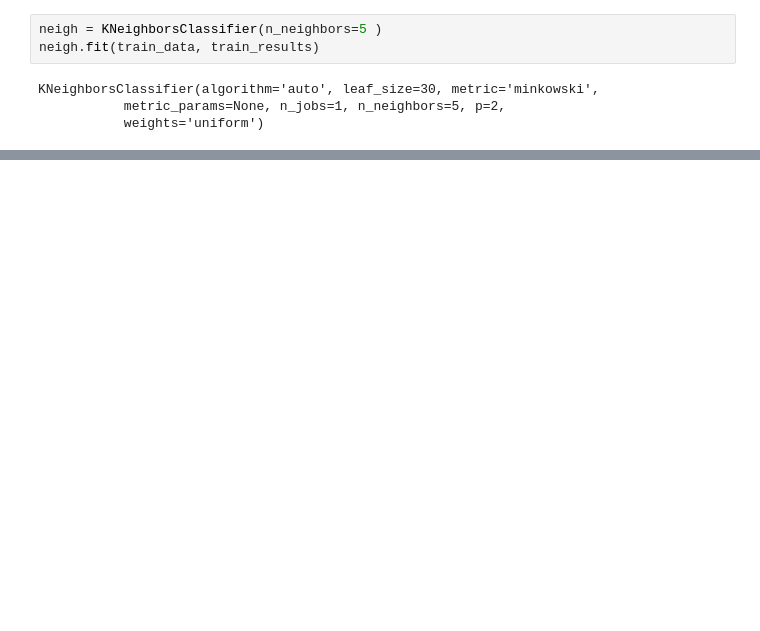
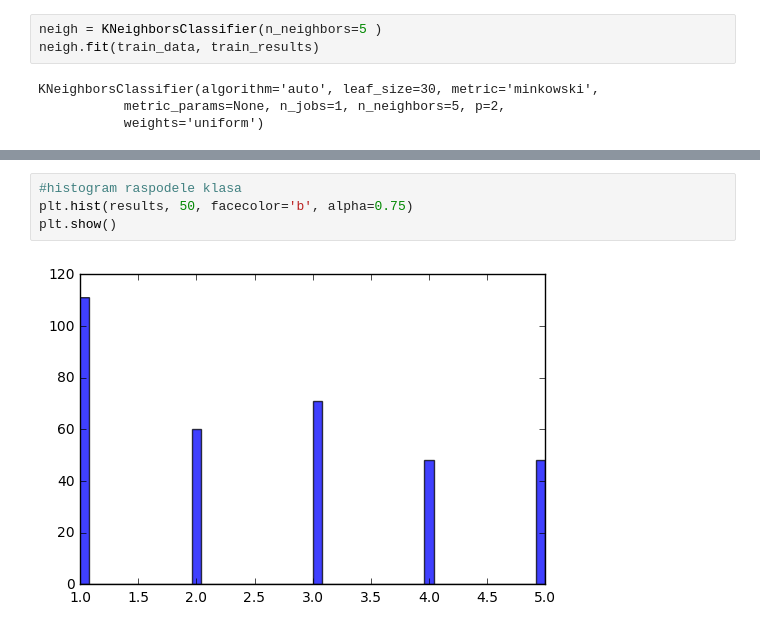
Before and after one commit to Di-mi/RBM, a Jupyter notebook: Poredjenja.ipynb, the cells around one changed output, grey strips where cells are left out. Cells and saved outputs as stored; diff of their text form; blank space fills up the shorter version.

```diff
--- a/Poredjenja.ipynb
+++ b/Poredjenja.ipynb
@@ -222,0 +234,6 @@ plt.show()
+# %%
+#histogram raspodele klasa
+plt.hist(results, 50, facecolor='b', alpha=0.75)
+plt.show()
+# %% [output]
+[figure, added]
```
Also changed, not shown: parts of 4 cells of this notebook.
